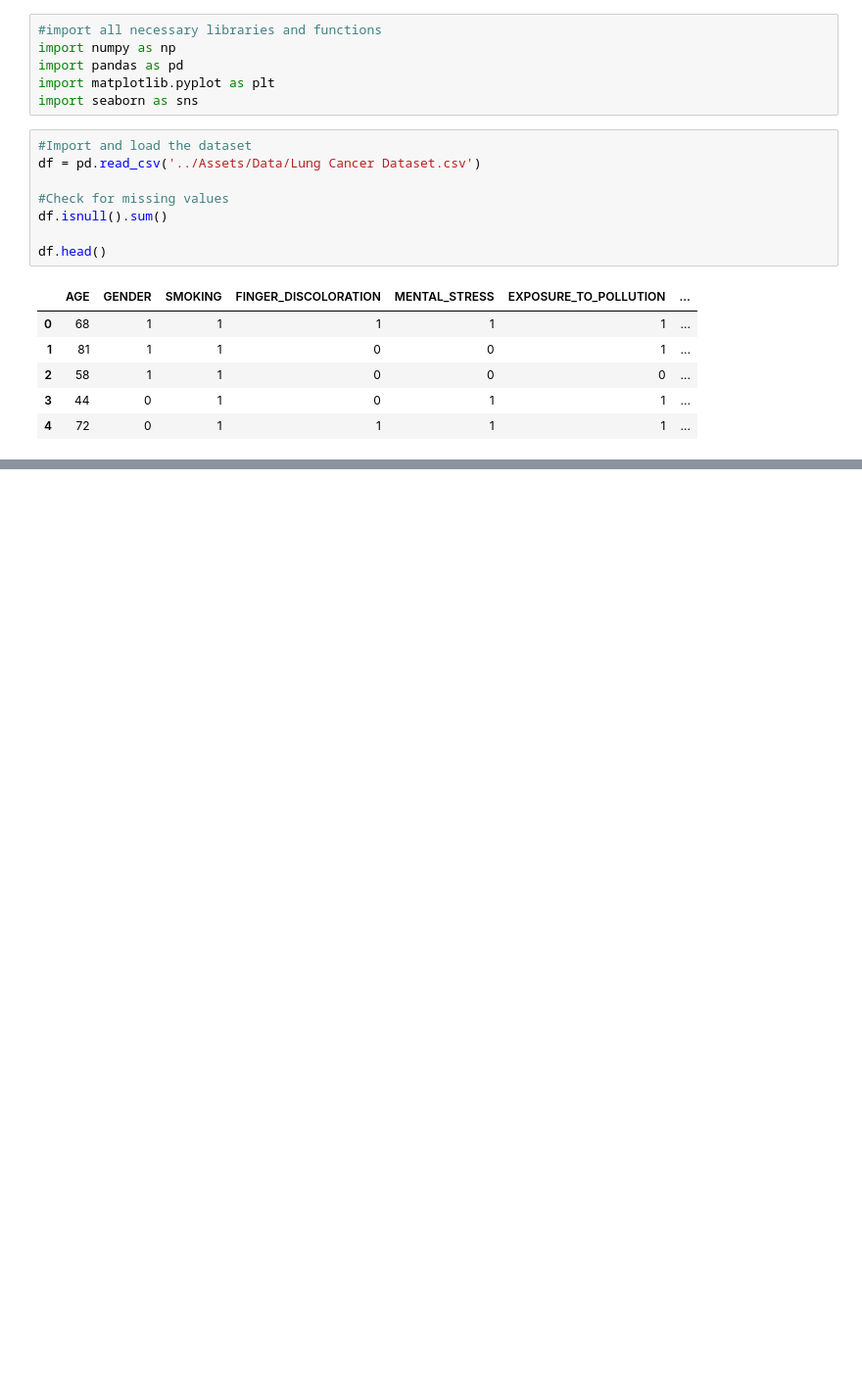
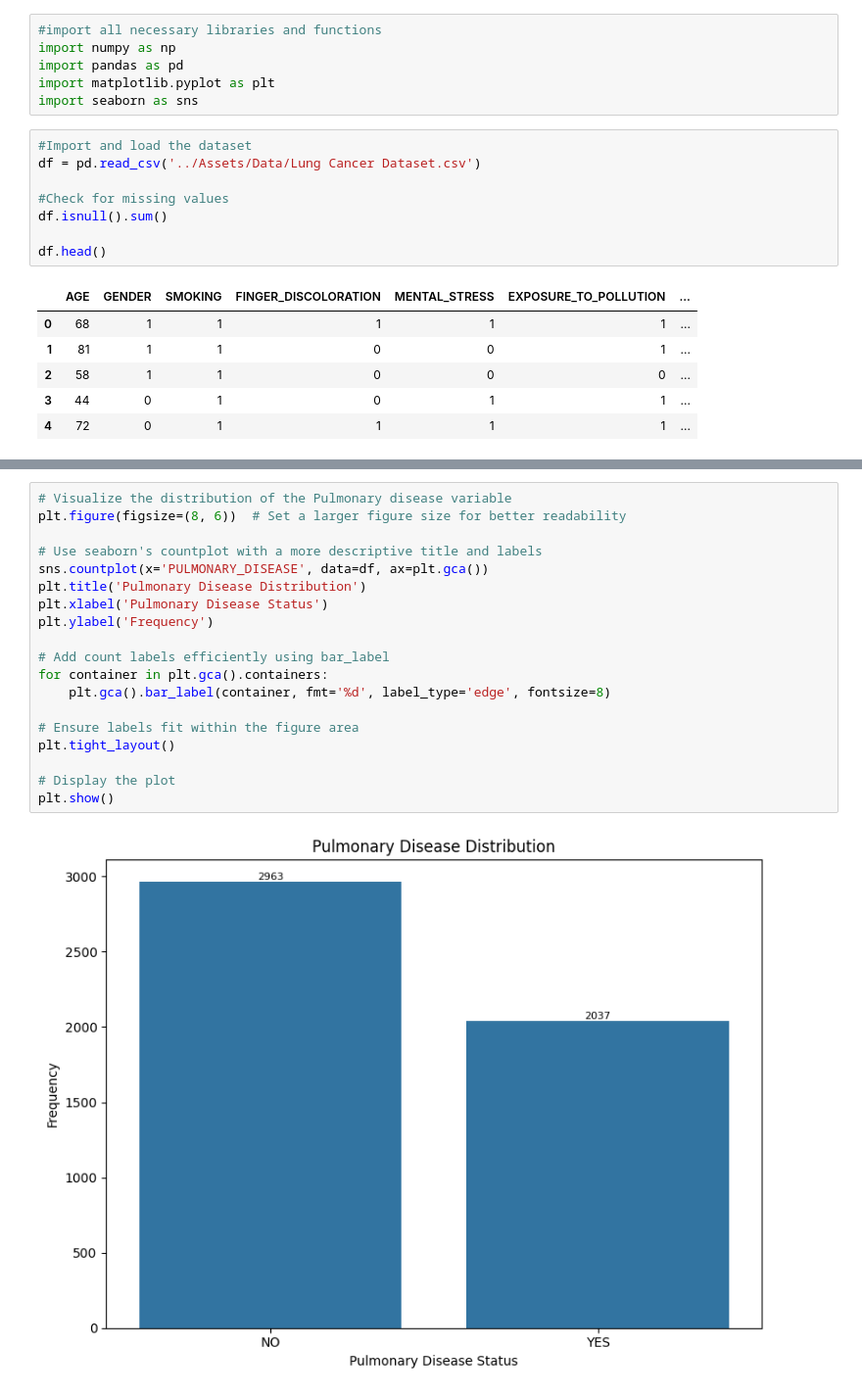
Before and after one commit to Ukandu20/Health-Analytics, a Jupyter notebook: Lung Cancer Prediction & Analysis/Lung_Cancer_Prediction.ipynb, the cells around one changed output, grey strips where cells are left out. Shown at 98% size. Saved outputs shown, nothing was run; the diff lists cells and outputs as text; blank space fills up the shorter version.

```diff
--- a/Lung Cancer Prediction & Analysis/Lung_Cancer_Prediction.ipynb
+++ b/Lung Cancer Prediction & Analysis/Lung_Cancer_Prediction.ipynb
@@ -43,0 +102,21 @@ dtype: object
+# %%
+# Visualize the distribution of the Pulmonary disease variable
+plt.figure(figsize=(8, 6))  # Set a larger figure size for better readability
+
+# Use seaborn's countplot with a more descriptive title and labels
+sns.countplot(x='PULMONARY_DISEASE', data=df, ax=plt.gca())
+plt.title('Pulmonary Disease Distribution')
+plt.xlabel('Pulmonary Disease Status')
+plt.ylabel('Frequency')
+
+# Add count labels efficiently using bar_label
+for container in plt.gca().containers:
+    plt.gca().bar_label(container, fmt='%d', label_type='edge', fontsize=8)
+
+# Ensure labels fit within the figure area
+plt.tight_layout()
+
+# Display the plot
+plt.show()
+# %% [output]
+[figure, added]
```
Also changed, not shown: parts of 13 cells of this notebook.
